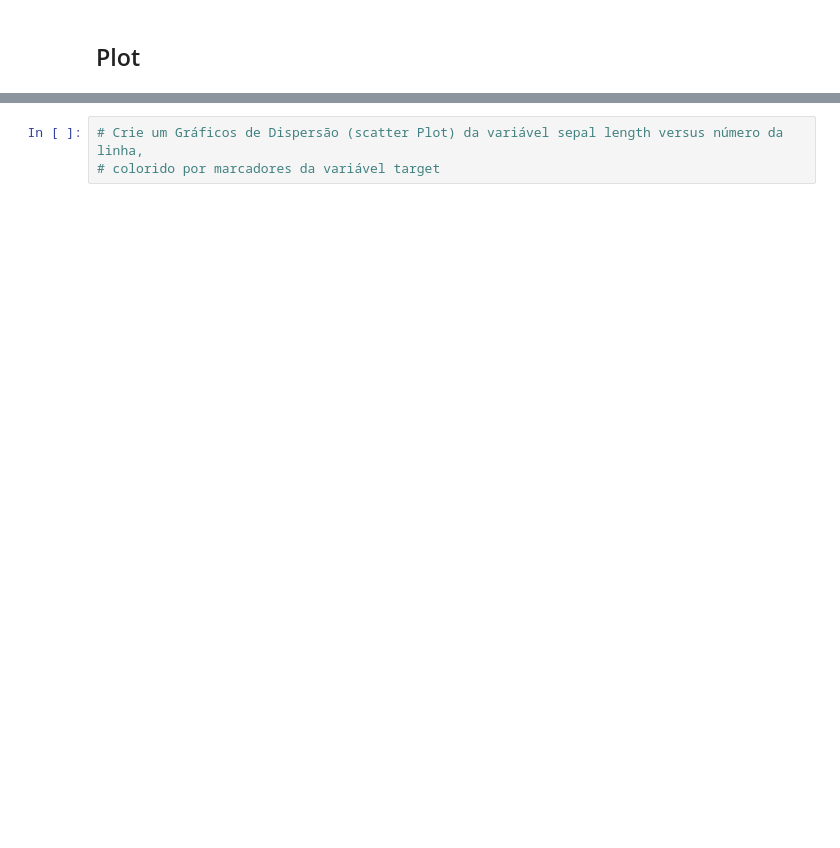
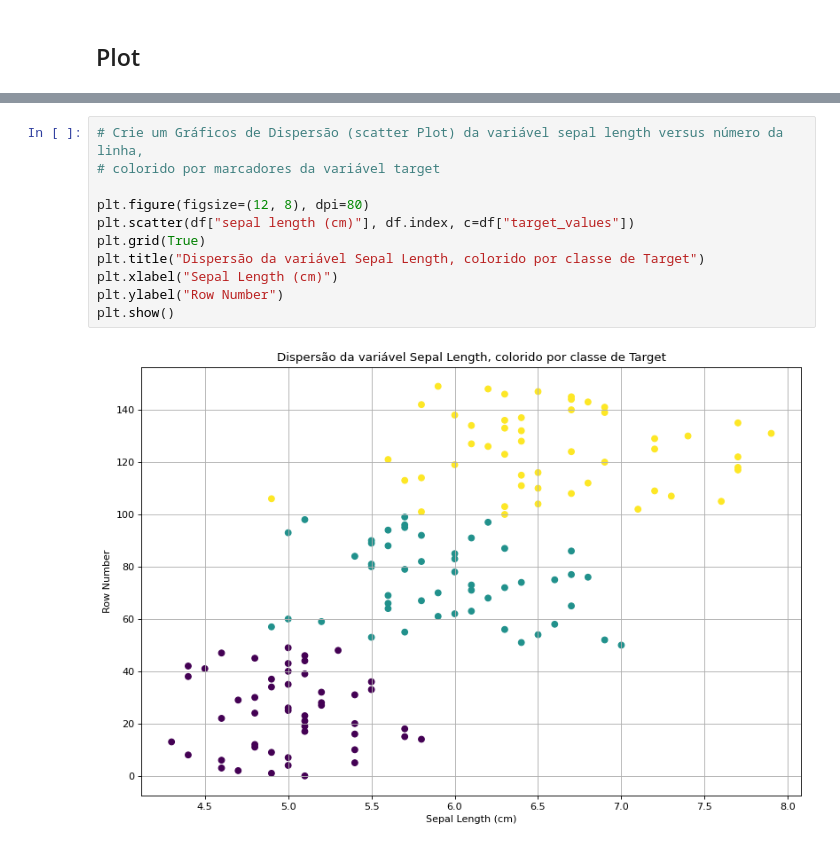
Before and after one commit to jllcen2011/Python_Fundamentos_para_Analise_de_Dados, a Jupyter notebook: 03 - MiniProjetoCap09/DSA-Python-Cap09-Exercicio.ipynb, the cells around one changed output, grey strips where cells are left out. Drawn from its saved outputs; the diff is of its cells as text; blank space fills up the shorter version.

```diff
--- a/03 - MiniProjetoCap09/DSA-Python-Cap09-Exercicio.ipynb
+++ b/03 - MiniProjetoCap09/DSA-Python-Cap09-Exercicio.ipynb
@@ -148,3 +206,13 @@ features_mean
 # %%
 # Crie um Gráficos de Dispersão (scatter Plot) da variável sepal length versus número da linha,
 # colorido por marcadores da variável target
+
+plt.figure(figsize=(12, 8), dpi=80)
+plt.scatter(df["sepal length (cm)"], df.index, c=df["target_values"])
+plt.grid(True)
+plt.title("Dispersão da variável Sepal Length, colorido por classe de Target")
+plt.xlabel("Sepal Length (cm)")
+plt.ylabel("Row Number")
+plt.show()
+# %% [output]
+[figure, added]
```
Also changed, not shown: parts of 16 cells of this notebook.
